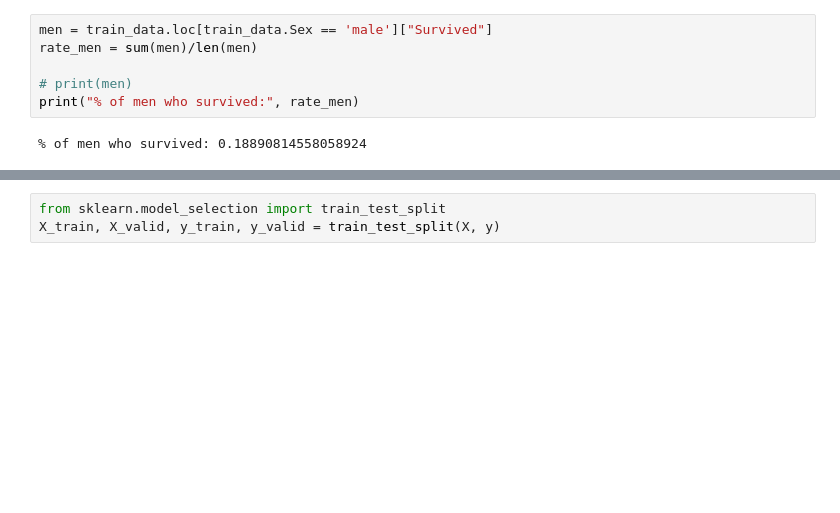
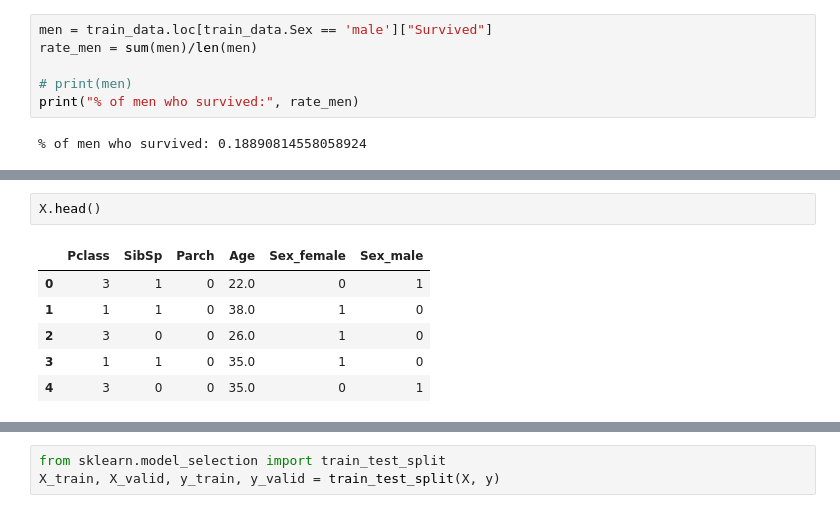
Before and after one commit to kartikgupta89/datascience-kaggle, a Jupyter notebook: c1-titanic-survival-predictions.ipynb, the cells around one changed output, grey strips where cells are left out. Cells and saved outputs as stored; diff of their text form; blank space fills up the shorter version.

```diff
--- a/c1-titanic-survival-predictions.ipynb
+++ b/c1-titanic-survival-predictions.ipynb
@@ -95,0 +220,9 @@ dtype: int64
+# %%
+X.head()
+# %% [output]
+|  | Pclass | SibSp | Parch | Age | Sex_female | Sex_male |
+| 0 | 3 | 1 | 0 | 22.0 | 0 | 1 |
+| 1 | 1 | 1 | 0 | 38.0 | 1 | 0 |
+| 2 | 3 | 0 | 0 | 26.0 | 1 | 0 |
+| 3 | 1 | 1 | 0 | 35.0 | 1 | 0 |
+| 4 | 3 | 0 | 0 | 35.0 | 0 | 1 |
```
Also changed, not shown: parts of 20 cells of this notebook.
